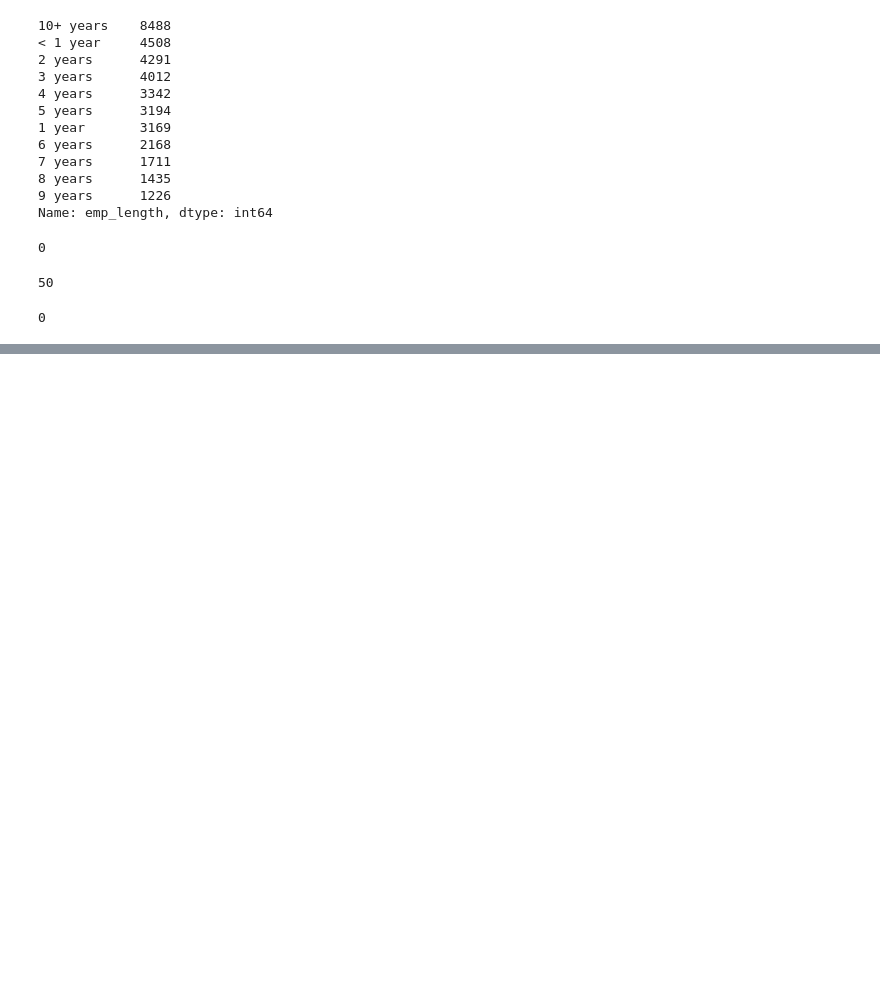
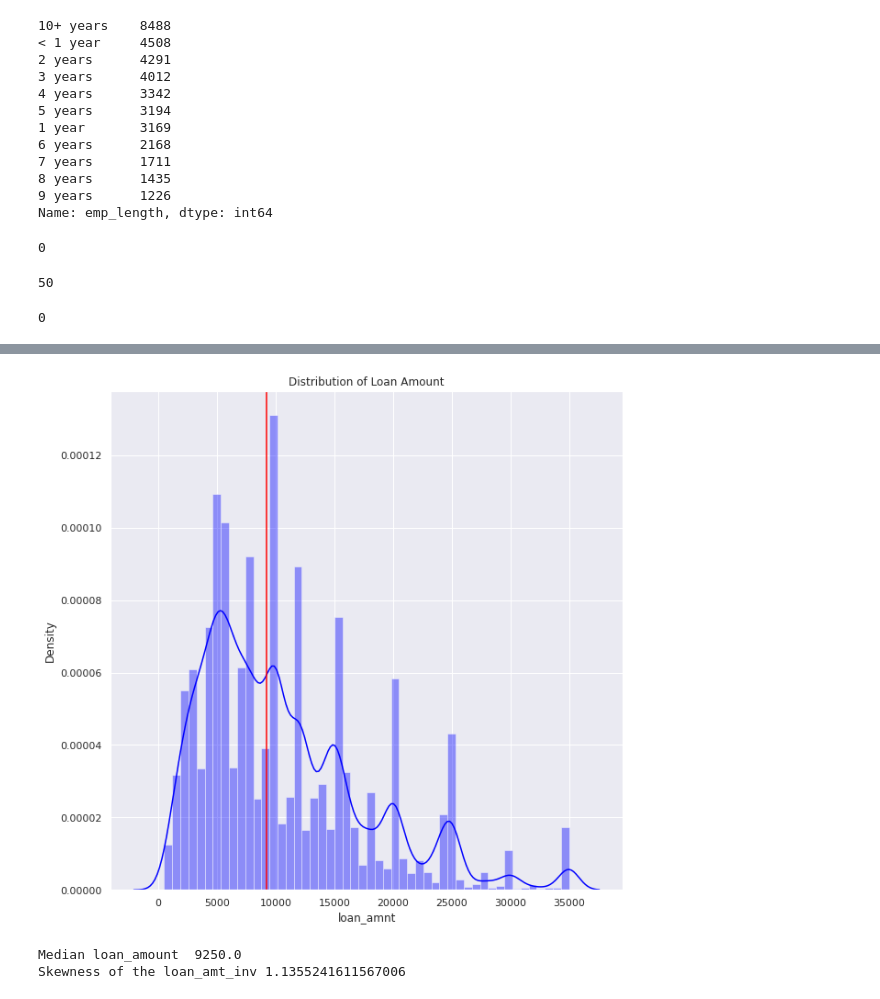
Before and after one commit to taruj/LendingClub_CaseStudy, a Jupyter notebook: LendingClub_CaseStudy.ipynb, the cells around one changed output, grey strips where cells are left out. Drawn from its saved outputs; the diff is of its cells as text; code cells hidden in the pictures; blank space fills up the shorter version.

```diff
--- a/LendingClub_CaseStudy.ipynb
+++ b/LendingClub_CaseStudy.ipynb
@@ -335,0 +378,16 @@ plt.show()
+# %%
+# We can see that most of the loans are give for the term of 36 or 60 months
+
+# Histogram for loan_amnt
+sns.distplot(loan.loan_amnt,color='blue')
+plt.axvline(loan.loan_amnt.median(),color="red")
+
+plt.title("Distribution of Loan Amount")
+plt.show()
+
+print("Median loan_amount ",loan.loan_amnt.median())
+print("Skewness of the loan_amt_inv",loan.funded_amnt_inv.skew())
+# %% [output]
+[figure, added]
+Median loan_amount  9250.0
+Skewness of the loan_amt_inv 1.1355241611567006
```
Also changed, not shown: parts of 17 cells of this notebook.
